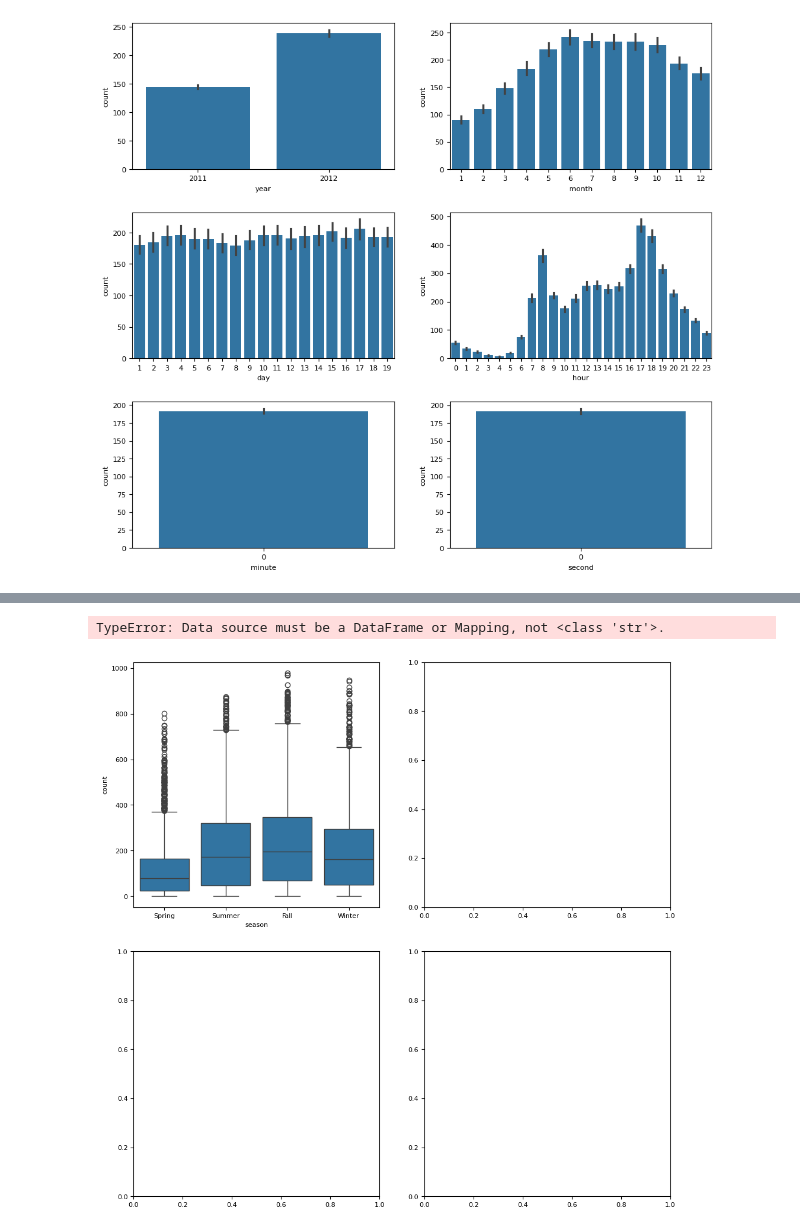
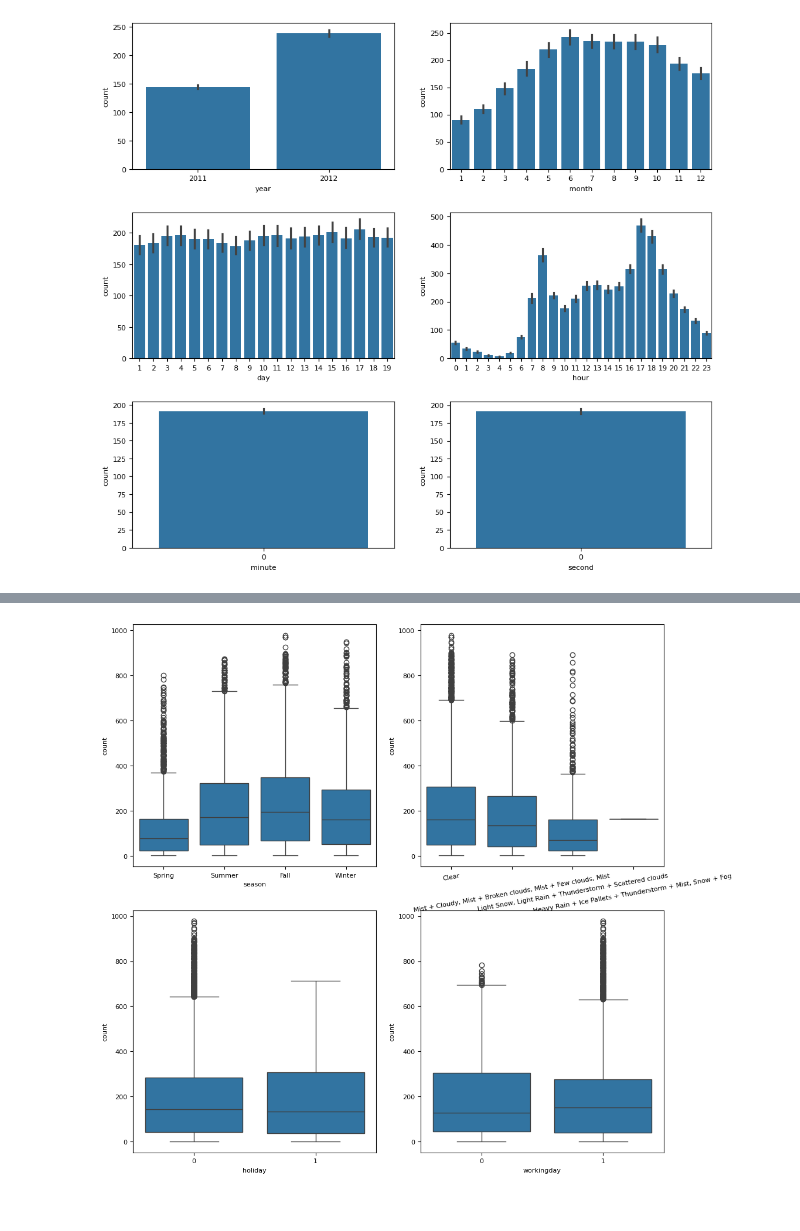
Before and after one commit to bongjooncha/kaggle_study, a Jupyter notebook: ch6/bike.ipynb, the cells around one changed output, grey strips where cells are left out. Saved outputs shown, nothing was run; the diff lists cells and outputs as text; code cells hidden in the pictures.

```diff
--- a/ch6/bike.ipynb
+++ b/ch6/bike.ipynb
@@ -180,12 +174,13 @@ figure
 # %%
 figure, axes = plt.subplots(nrows=2, ncols=2)
 plt.tight_layout()
 figure.set_size_inches(10,10)
 
 sns.boxplot(x = 'season', y='count', data= train, ax = axes[0,0])
-sns.boxplot(x = 'season', y='count', data= train, ax = axes[0,1])
-sns.boxplot(x = 'season', y='count', data= train, ax = axes[1,0])
-sns.boxplot(x = 'season', y='count', data= train, ax = axes[1,1])
+sns.boxplot(x = 'weather', y='count', data= train, ax = axes[0,1])
+sns.boxplot(x = 'holiday', y='count', data= train, ax = axes[1,0])
+sns.boxplot(x = 'workingday', y='count', data= train, ax = axes[1,1])
+
+axes[0,1].tick_params(axis='x', labelrotation=10)
 # %% [output]
-TypeError: Data source must be a DataFrame or Mapping, not <class 'str'>.
-[figure, old version]
+[figure, new version]
```
Also changed, not shown: parts of 2 cells of this notebook, 3 other files.
